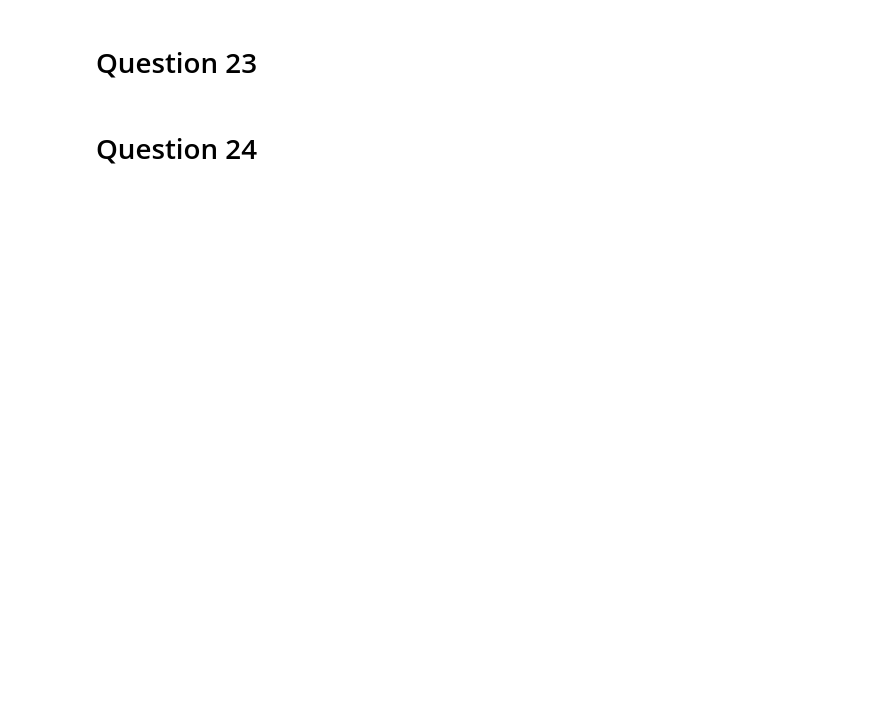
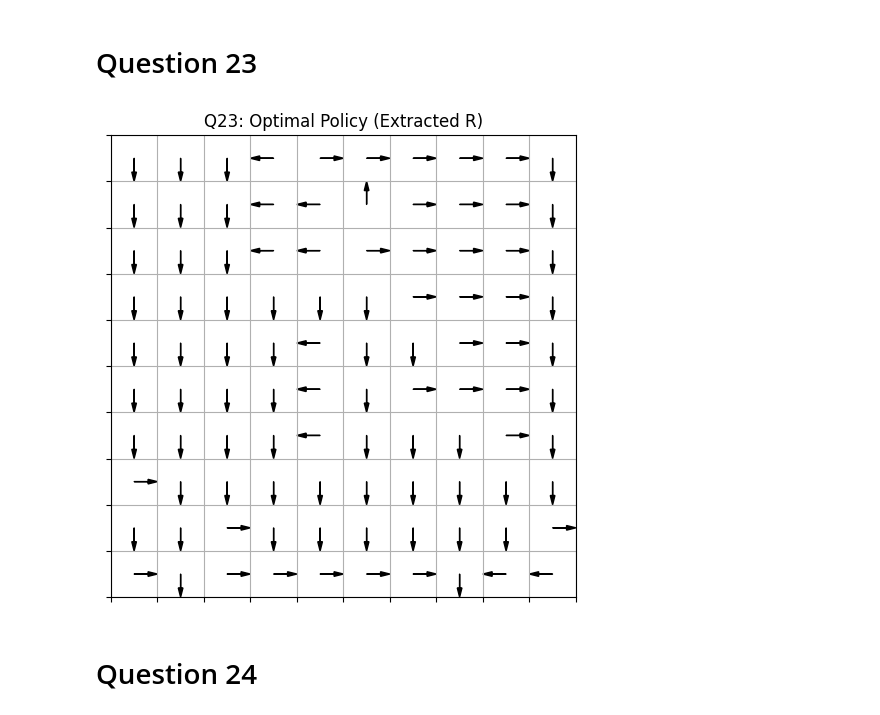
Before and after one commit to kbaseba/232E, a Jupyter notebook: Project_3/ECE232E_Project3_606539982_106405230_106303745.ipynb, the cells around one changed output. Cells and saved outputs as stored; diff of their text form; code cells hidden in the pictures; blank space fills up the shorter version.

```diff
--- a/Project_3/ECE232E_Project3_606539982_106405230_106303745.ipynb
+++ b/Project_3/ECE232E_Project3_606539982_106405230_106303745.ipynb
@@ -1271,4 +1576,15 @@ This result demonstrates that the inverse reinforcement learning process, with a
 # %% [markdown]
 # Question 23
+# %%
+# Recompute state‐values under R_extracted
+V_hat = value_iteration(P, R_extracted, gamma, epsilon)
+
+# Extract the greedy policy π̂(s)=argmaxₐ ∑ₛ′P[s,s′,a]*(R_extracted[s′]+γV_hat[s′])
+pi_hat = extract_optimal_policy(P, R_extracted, V_hat, gamma)
+
+# Plot with arrows over the 10×10 grid
+plot_policy(pi_hat, grid_size=10, title="Q23: Optimal Policy (Extracted R)")
+# %% [output]
+[figure, added]
 # %% [markdown]
 # Question 24
```
Also changed, not shown: parts of 8 cells of this notebook.
